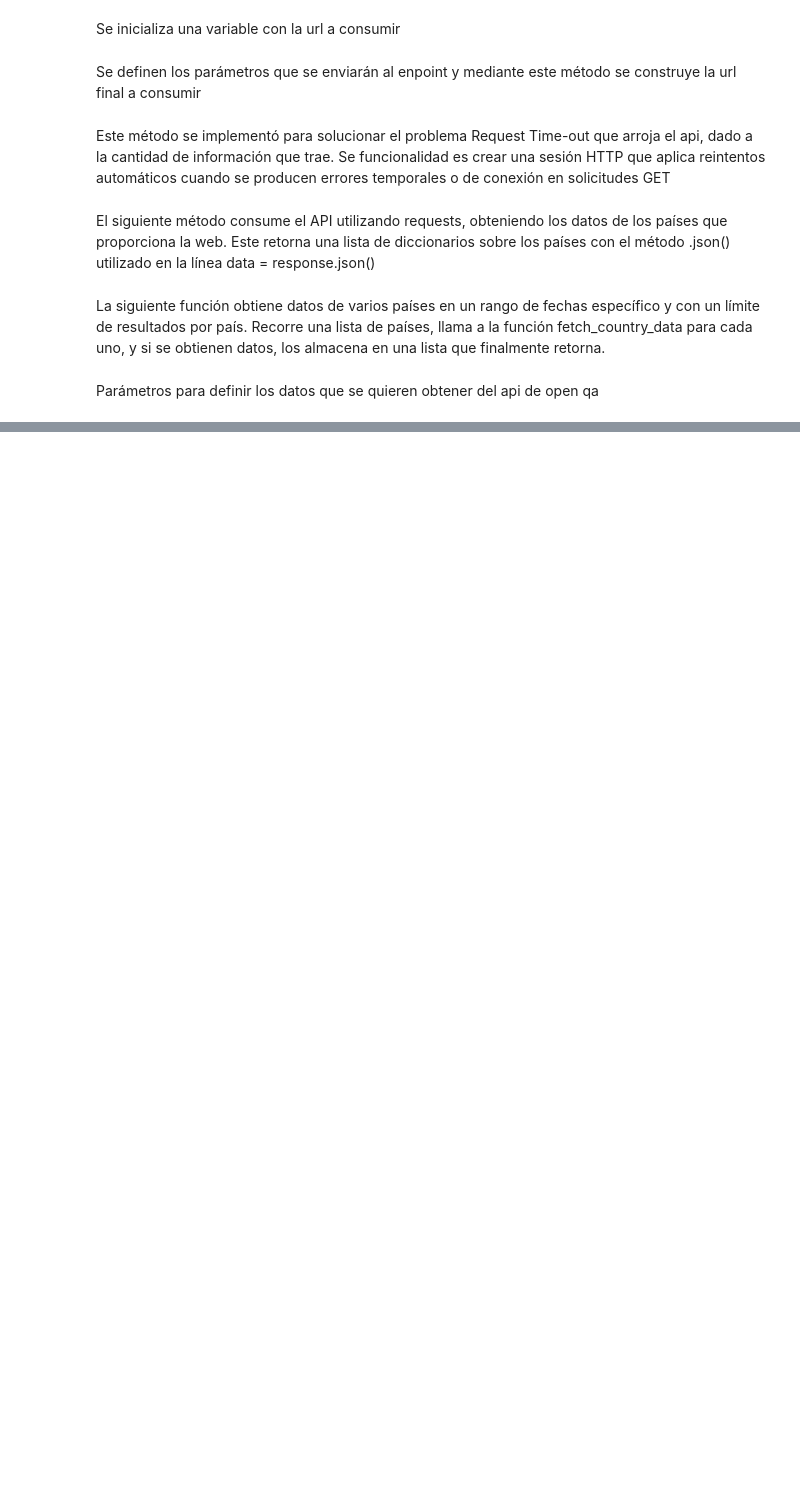
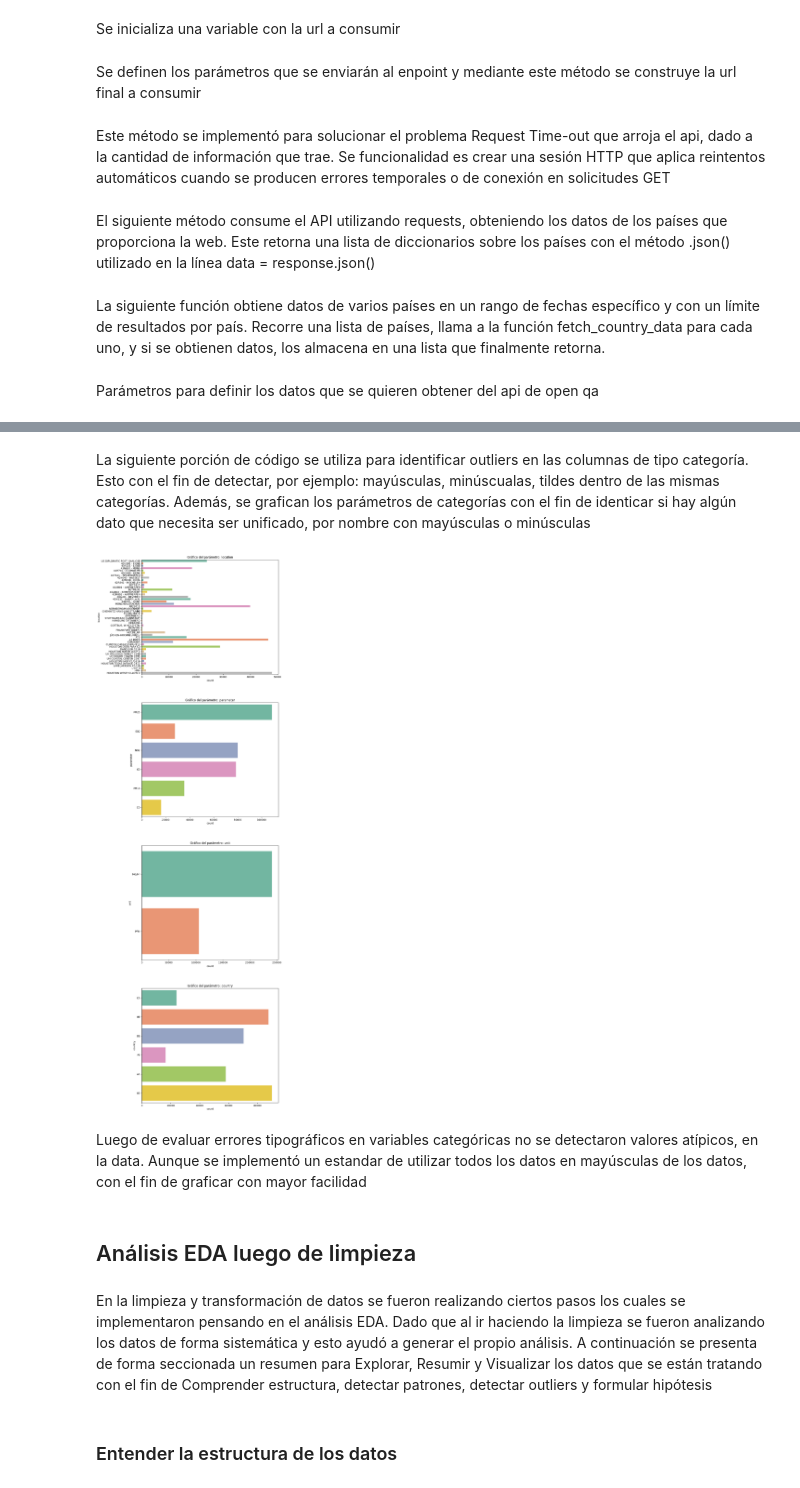
Before and after one commit to calerovillalobos10/Intro_Limpieza_Transf_Data, a Jupyter notebook: Lab2_PF3347.ipynb, the cells around one changed output, grey strips where cells are left out. Drawn from its saved outputs; the diff is of its cells as text; code cells hidden in the pictures; blank space fills up the shorter version.

```diff
--- a/Lab2_PF3347.ipynb
+++ b/Lab2_PF3347.ipynb
@@ -229,0 +494,25 @@ DataFrame guardado en datos_normalizados.csv
+# %% [markdown]
+La siguiente porción de código se utiliza para identificar outliers en las columnas de tipo categoría. Esto con el fin de detectar, por ejemplo: mayúsculas, minúscualas, tildes dentro de las mismas categorías. Además, se grafican los parámetros de categorías con el fin de identicar si hay algún dato que necesita ser unificado, por nombre con mayúsculas o minúsculas
+# %%
+# Graficar los subniveles de cada variable categórica para identificar outliers
+# Lista de columnas categóricas
+cols_cat = ['location', 'parameter', 'unit', 'country']
+
+# Crear figura y ejes
+fig, ax = plt.subplots(nrows=len(cols_cat), ncols=1, figsize=(10, 10 * len(cols_cat)))
+fig.subplots_adjust(hspace=0.25)  # Ajustar espacio entre subplots
+
+# Iterar por cada columna categórica
+for i, col in enumerate(cols_cat):
+    sns.countplot(y=col, data=datos, ax=ax[i], hue=col, palette='Set2')
+    ax[i].set_title(f'Gráfico del parámetro: {col}')
+
+    # Usar plt.xticks() para rotar etiquetas sin problemas de locators
+    ax[i].tick_params(axis='y', rotation=0)
+
+# Mostrar el gráfico
+plt.show()
+# %% [output]
+[figure, added]
+# %% [markdown]
+Luego de evaluar errores tipográficos en variables categóricas no se detectaron valores atípicos, en la data. Aunque se implementó un estandar de utilizar todos los datos en mayúsculas de los datos, con el fin de graficar con mayor facilidad
@@ -229,0 +527,6 @@ DataFrame guardado en datos_normalizados.csv
+# %% [markdown]
+## Análisis EDA luego de limpieza
+# %% [markdown]
+En la limpieza y transformación de datos se fueron realizando ciertos pasos los cuales se implementaron pensando en el análisis EDA. Dado que al ir haciendo la limpieza se fueron analizando los datos de forma sistemática y esto ayudó a generar el propio análisis. A continuación se presenta de forma seccionada un resumen para Explorar, Resumir y Visualizar los datos que se están tratando con el fin de Comprender estructura, detectar patrones, detectar outliers y formular hipótesis
+# %% [markdown]
+### Entender la estructura de los datos
```
Also changed, not shown: parts of 68 cells of this notebook.
